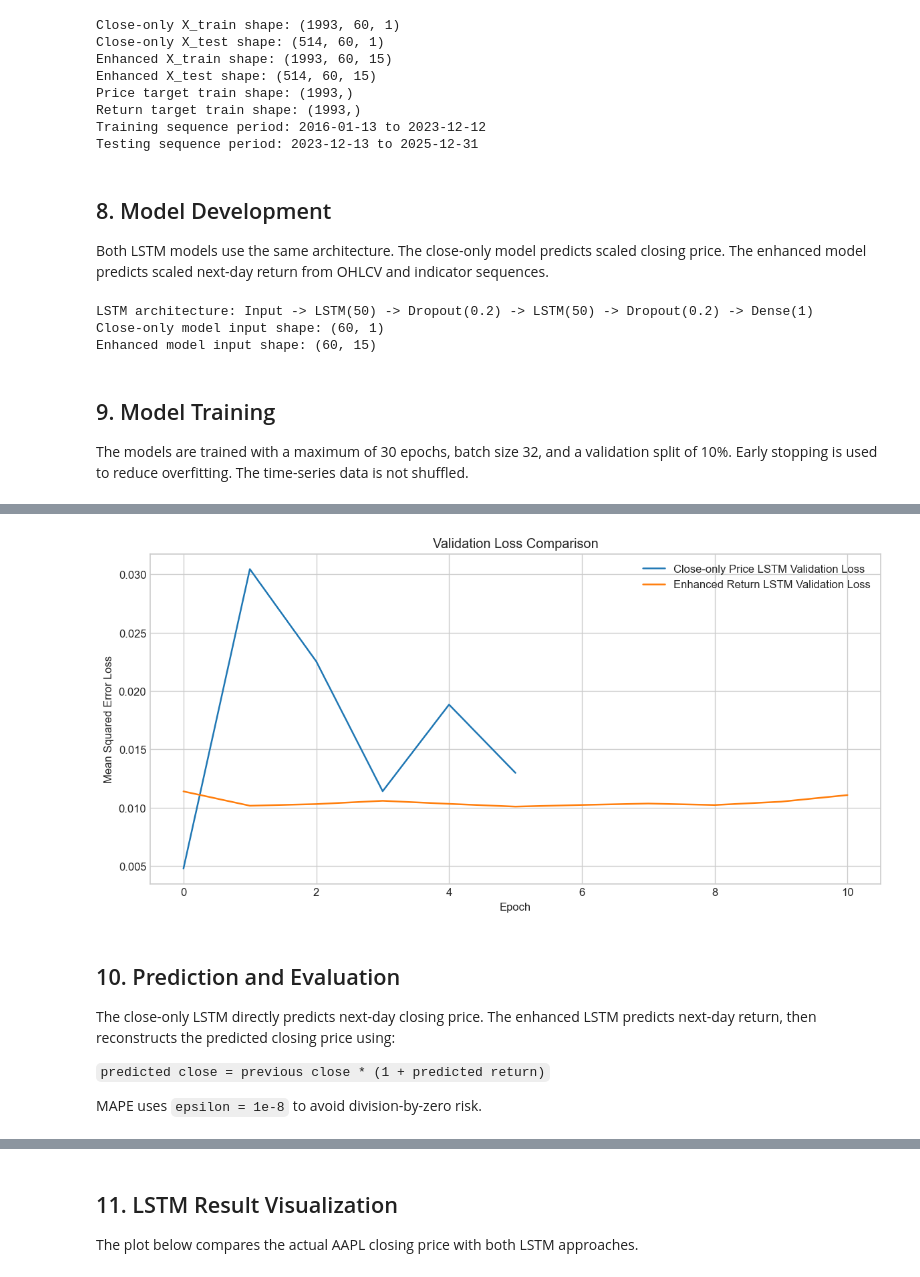
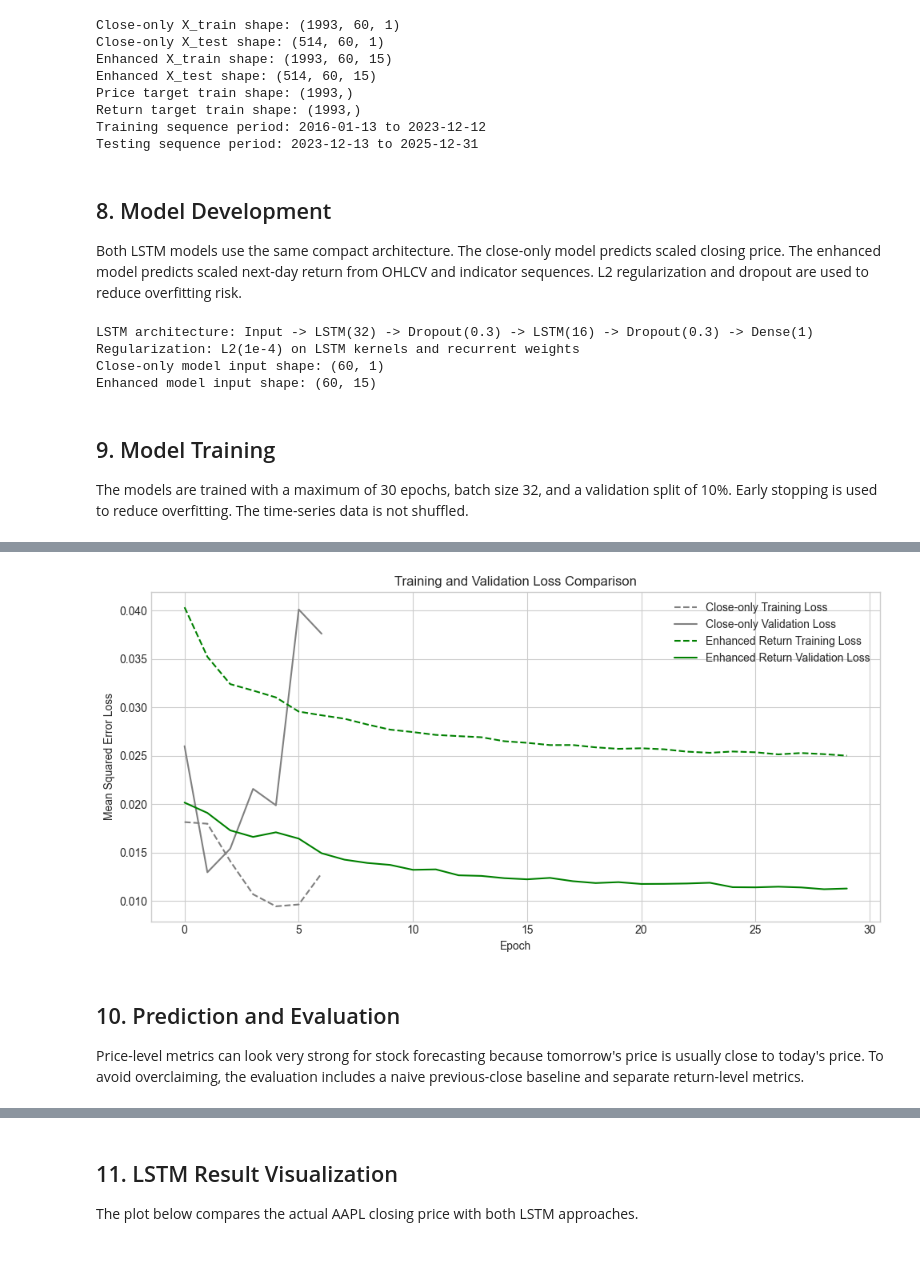
Before and after one commit to BingJun69/ML_Final_Assesment, a Jupyter notebook: stock_price_lstm_aapl.ipynb, the cells around one changed output, grey strips where cells are left out. Cells and saved outputs as stored; diff of their text form; code cells hidden in the pictures.

Commit message:
Add overfitting baseline checks

```diff
--- a/stock_price_lstm_aapl.ipynb
+++ b/stock_price_lstm_aapl.ipynb
@@ -385,15 +396,24 @@ Testing sequence period: 2023-12-13 to 2025-12-31
 # %% [markdown]
 ## 8. Model Development
 
-Both LSTM models use the same architecture. The close-only model predicts scaled closing price. The enhanced model predicts scaled next-day return from OHLCV and indicator sequences.
+Both LSTM models use the same compact architecture. The close-only model predicts scaled closing price. The enhanced model predicts scaled next-day return from OHLCV and indicator sequences. L2 regularization and dropout are used to reduce overfitting risk.
 # %%
 def build_lstm_model(input_shape):
     model = Sequential([
         Input(shape=input_shape),
-        LSTM(units=50, return_sequences=True),
-        Dropout(0.2),
-        LSTM(units=50),
-        Dropout(0.2),
+        LSTM(
+            units=32,
+            return_sequences=True,
+            kernel_regularizer=l2(1e-4),
+            recurrent_regularizer=l2(1e-4),
+        ),
+        Dropout(0.3),
+        LSTM(
+            units=16,
+            kernel_regularizer=l2(1e-4),
+            recurrent_regularizer=l2(1e-4),
+        ),
+        Dropout(0.3),
         Dense(units=1),
     ])
     model.compile(optimizer="adam", loss="mean_squared_error")
@@ -403,11 +423,13 @@ def build_lstm_model(input_shape):
 close_lstm_model = build_lstm_model((lookback, 1))
 return_lstm_model = build_lstm_model((lookback, len(feature_columns)))
 
-print("LSTM architecture: Input -> LSTM(50) -> Dropout(0.2) -> LSTM(50) -> Dropout(0.2) -> Dense(1)")
+print("LSTM architecture: Input -> LSTM(32) -> Dropout(0.3) -> LSTM(16) -> Dropout(0.3) -> Dense(1)")
+print("Regularization: L2(1e-4) on LSTM kernels and recurrent weights")
 print(f"Close-only model input shape: {(lookback, 1)}")
 print(f"Enhanced model input shape: {(lookback, len(feature_columns))}")
 # %% [output]
-LSTM architecture: Input -> LSTM(50) -> Dropout(0.2) -> LSTM(50) -> Dropout(0.2) -> Dense(1)
+LSTM architecture: Input -> LSTM(32) -> Dropout(0.3) -> LSTM(16) -> Dropout(0.3) -> Dense(1)
+Regularization: L2(1e-4) on LSTM kernels and recurrent weights
 Close-only model input shape: (60, 1)
 Enhanced model input shape: (60, 15)
 # %% [markdown]
@@ -451,13 +473,17 @@ return_history = return_lstm_model.fit(
 
 print(f"Close-only LSTM epochs trained: {len(close_history.history['loss'])}")
 print(f"Return-target enhanced LSTM epochs trained: {len(return_history.history['loss'])}")
+print(f"Close-only final training loss: {close_history.history['loss'][-1]:.6f}")
 print(f"Close-only final validation loss: {close_history.history['val_loss'][-1]:.6f}")
+print(f"Return-target final training loss: {return_history.history['loss'][-1]:.6f}")
 print(f"Return-target final validation loss: {return_history.history['val_loss'][-1]:.6f}")
 
 plt.figure(figsize=(10, 5))
-plt.plot(close_history.history["val_loss"], label="Close-only Price LSTM Validation Loss")
-plt.plot(return_history.history["val_loss"], label="Enhanced Return LSTM Validation Loss")
-plt.title("Validation Loss Comparison")
+plt.plot(close_history.history["loss"], label="Close-only Training Loss", linestyle="--", color="gray")
+plt.plot(close_history.history["val_loss"], label="Close-only Validation Loss", color="gray")
+plt.plot(return_history.history["loss"], label="Enhanced Return Training Loss", linestyle="--", color="green")
+plt.plot(return_history.history["val_loss"], label="Enhanced Return Validation Loss", color="green")
+plt.title("Training and Validation Loss Comparison")
 plt.xlabel("Epoch")
 plt.ylabel("Mean Squared Error Loss")
 plt.legend()
@@ -472,10 +500,6 @@ Return-target final validation loss: 0.011078
-[figure, old version]
+[figure, new version]
-# %% [markdown]
-## 10. Prediction and Evaluation
-
-The close-only LSTM directly predicts next-day closing price. The enhanced LSTM predicts next-day return, then reconstructs the predicted closing price using:
-
-`predicted close = previous close * (1 + predicted return)`
-
-MAPE uses `epsilon = 1e-8` to avoid division-by-zero risk.
+# %% [markdown]
+## 10. Prediction and Evaluation
+
+Price-level metrics can look very strong for stock forecasting because tomorrow's price is usually close to today's price. To avoid overclaiming, the evaluation includes a naive previous-close baseline and separate return-level metrics.
 # %%
```
Also changed, not shown: parts of 17 cells of this notebook, 5 other files.
